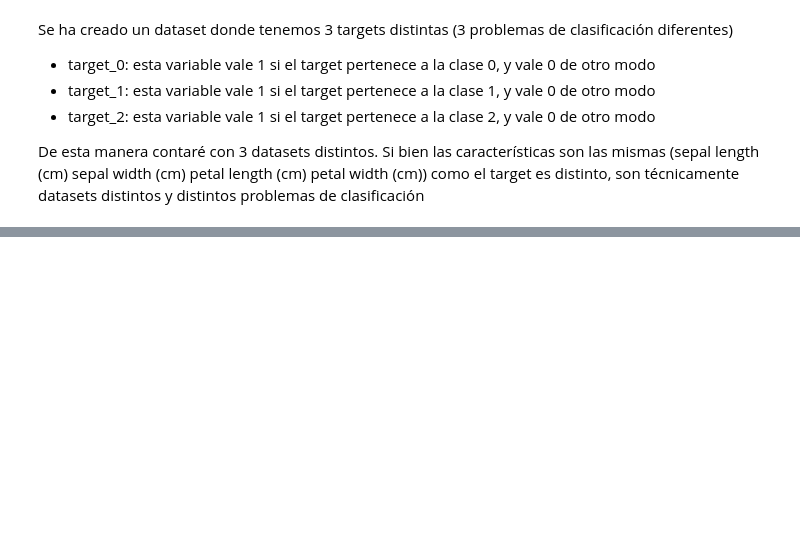
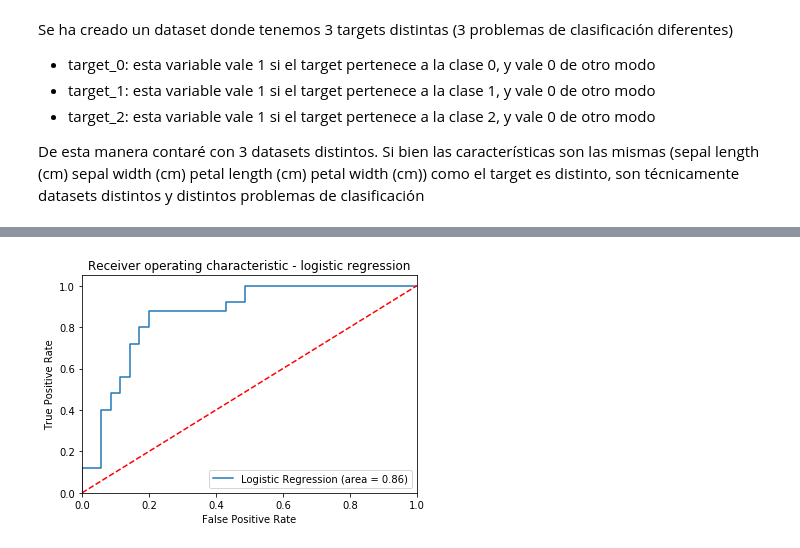
Before and after one commit to cposada8/master_ia, a Jupyter notebook: 4_aprendizaje_supervisado/actividades/Actividad2.ipynb, the cells around one changed output, grey strips where cells are left out. Drawn from its saved outputs; the diff is of its cells as text; code cells hidden in the pictures; blank space fills up the shorter version.

```diff
--- a/4_aprendizaje_supervisado/actividades/Actividad2.ipynb
+++ b/4_aprendizaje_supervisado/actividades/Actividad2.ipynb
@@ -715,3 +720,4 @@ Se ha creado un dataset donde tenemos 3 targets distintas (3 problemas de clasif
 De esta manera contaré con 3 datasets distintos. Si bien las características son las mismas (sepal length (cm)	sepal width (cm)	petal length (cm)	petal width (cm)) como el target es distinto, son técnicamente datasets distintos y distintos problemas de clasificación
 # %%
 target_names = ["target_0", "target_1", "target_2"]
+targets = {target_name: dataset_df[target_name] for target_name in target_names}
@@ -717,0 +731,6 @@ target_names = ["target_0", "target_1", "target_2"]
+# %%
+# Splitting the dataset into the Training set and Val set
+from sklearn.model_selection import train_test_split
+X_train, X_val, y_train, y_val = train_test_split(dataset_df[iris_dict.feature_names], targets["target_1"], test_size = 0.4, random_state = 24)
+print(X_train.shape)
+print(X_val.shape)
@@ -717,0 +740,4 @@ target_names = ["target_0", "target_1", "target_2"]
+# %%
+# Entrenamiento del modelo
+logreg = LogisticRegression()
+logreg.fit(X_train, y_train)
@@ -717,0 +746,7 @@ target_names = ["target_0", "target_1", "target_2"]
+# %%
+from sklearn.metrics import roc_auc_score
+from sklearn.metrics import classification_report
+y_train_pred = logreg.predict_proba(X_train)[:, 1]
+y_val_pred = logreg.predict_proba(X_val)[:, 1]
+
+print(classification_report(y_val, np.round(y_val_pred, 0)))
@@ -717,0 +762,18 @@ target_names = ["target_0", "target_1", "target_2"]
+# %%
+# Gráfica del roc_auc
+from sklearn.metrics import roc_curve
+logit_roc_auc = roc_auc_score(y_val, y_val_pred)
+fpr, tpr, thresholds = roc_curve(y_val, y_val_pred)
+plt.figure()
+plt.plot(fpr, tpr, label='Logistic Regression (area = %0.2f)' % logit_roc_auc)
+plt.plot([0, 1], [0, 1],'r--')
+plt.xlim([0.0, 1.0])
+plt.ylim([0.0, 1.05])
+plt.xlabel('False Positive Rate')
+plt.ylabel('True Positive Rate')
+plt.title('Receiver operating characteristic - logistic regression')
+plt.legend(loc="lower right")
+plt.savefig('Log_ROC')
+plt.show()
+# %% [output]
+[figure, added]
```
Also changed, not shown: parts of 27 cells of this notebook, 9 other files.
